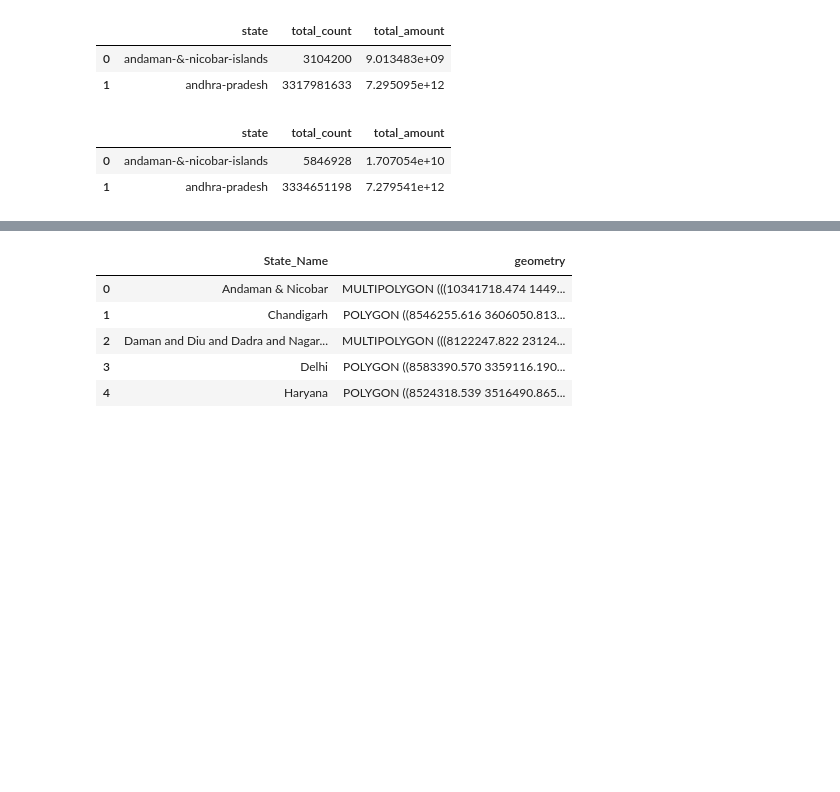
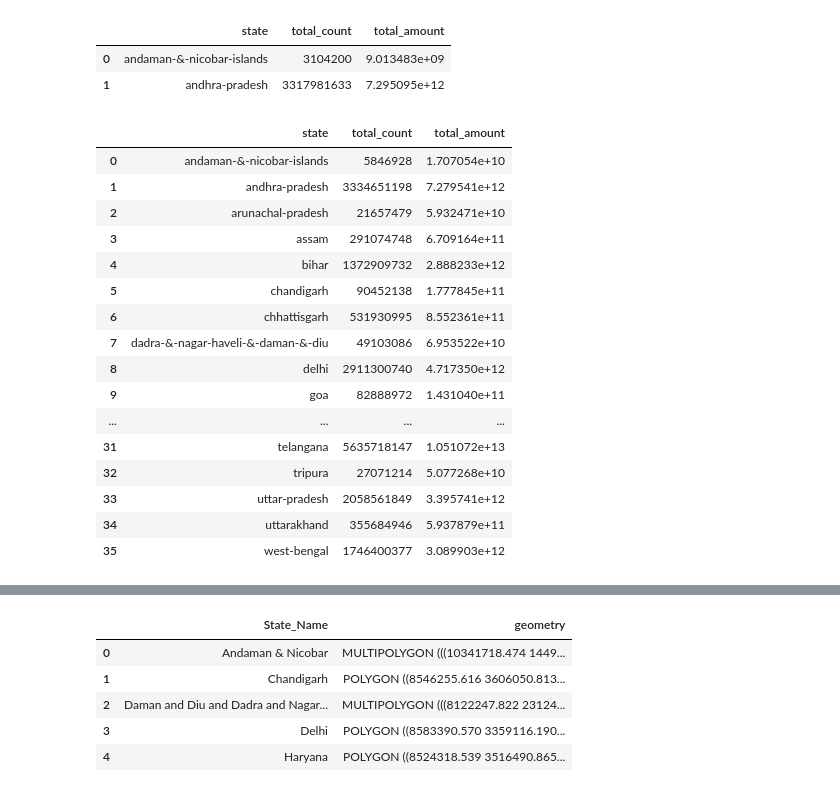
Before and after one commit to Akashkunwar/dscodes, a Jupyter notebook: Untitled9.ipynb, the cells around one changed output, grey strips where cells are left out. Drawn from its saved outputs; the diff is of its cells as text; code cells hidden in the pictures; blank space fills up the shorter version.

```diff
--- a/Untitled9.ipynb
+++ b/Untitled9.ipynb
@@ -59,25 +67,0 @@ df[['name',	'type',	'count',	'amount']]
-# %%
-state = ['andaman-&-nicobar-islands','andhra-pradesh','arunachal-pradesh','assam','bihar','chandigarh','chhattisgarh',
-         'dadra-&-nagar-haveli-&-daman-&-diu','delhi','goa','gujarat','haryana','himachal-pradesh','jammu-&-kashmir',
-         'jharkhand','karnataka','kerala','ladakh','lakshadweep','madhya-pradesh','maharashtra','manipur',
-         'meghalaya','mizoram','nagaland','odisha','puducherry','punjab','rajasthan','sikkim','tamil-nadu',
-         'telangana','tripura','uttar-pradesh','uttarakhand','west-bengal']
-years = ['2018','2019','2020','2021','2022']
-quarters = ['1','2','3','4']
-final_transaction_top=pd.DataFrame()
-for s in state:
-    for x in years:
-        for y in quarters:
-            path_="/content/data/top/transaction/country/india/state/{}/{}/{}.json".format(s,x,y)
-            if(os.path.exists(path_)):
-                with open(path_) as f:
-                    data = json.load(f)
-                    data=data['data']
-                    name = str('df_'+s+x+y)
-                    name = pd.DataFrame(data['districts'])
-                    name = pd.concat([name,pd.DataFrame(data['pincodes'])])
-                    name['state'] = s
-                    name['year'] = x
-                    name['quarter'] = y
-                    final_transaction_top = pd.concat([final_transaction_top,name])
-final_transaction_top.reset_index(inplace=True)
@@ -319,8 +237,22 @@ all_map_tr.head(2)
 | 0 | andaman-&-nicobar-islands | 3104200 | 9.013483e+09 |
 | 1 | andhra-pradesh | 3317981633 | 7.295095e+12 |
 # %%
-all_top_tr.head(2)
+all_top_tr
 # %% [output]
 |  | state | total_count | total_amount |
 | 0 | andaman-&-nicobar-islands | 5846928 | 1.707054e+10 |
 | 1 | andhra-pradesh | 3334651198 | 7.279541e+12 |
+| 2 | arunachal-pradesh | 21657479 | 5.932471e+10 |
+| 3 | assam | 291074748 | 6.709164e+11 |
+| 4 | bihar | 1372909732 | 2.888233e+12 |
+| 5 | chandigarh | 90452138 | 1.777845e+11 |
+| 6 | chhattisgarh | 531930995 | 8.552361e+11 |
+| 7 | dadra-&-nagar-haveli-&-daman-&-diu | 49103086 | 6.953522e+10 |
+| 8 | delhi | 2911300740 | 4.717350e+12 |
+| 9 | goa | 82888972 | 1.431040e+11 |
+| ... | ... | ... | ... |
+| 31 | telangana | 5635718147 | 1.051072e+13 |
+| 32 | tripura | 27071214 | 5.077268e+10 |
+| 33 | uttar-pradesh | 2058561849 | 3.395741e+12 |
+| 34 | uttarakhand | 355684946 | 5.937879e+11 |
+| 35 | west-bengal | 1746400377 | 3.089903e+12 |
```
Also changed, not shown: parts of 92 cells of this notebook.
